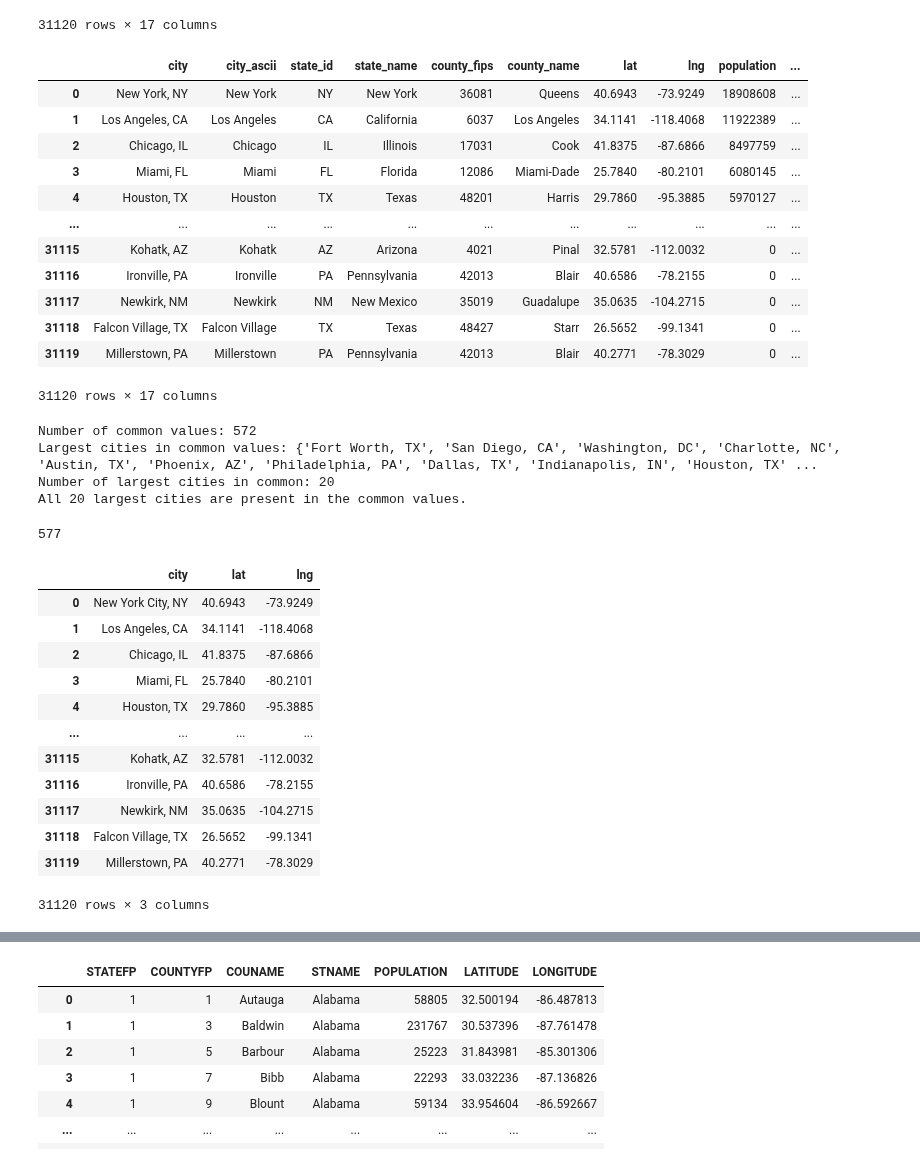
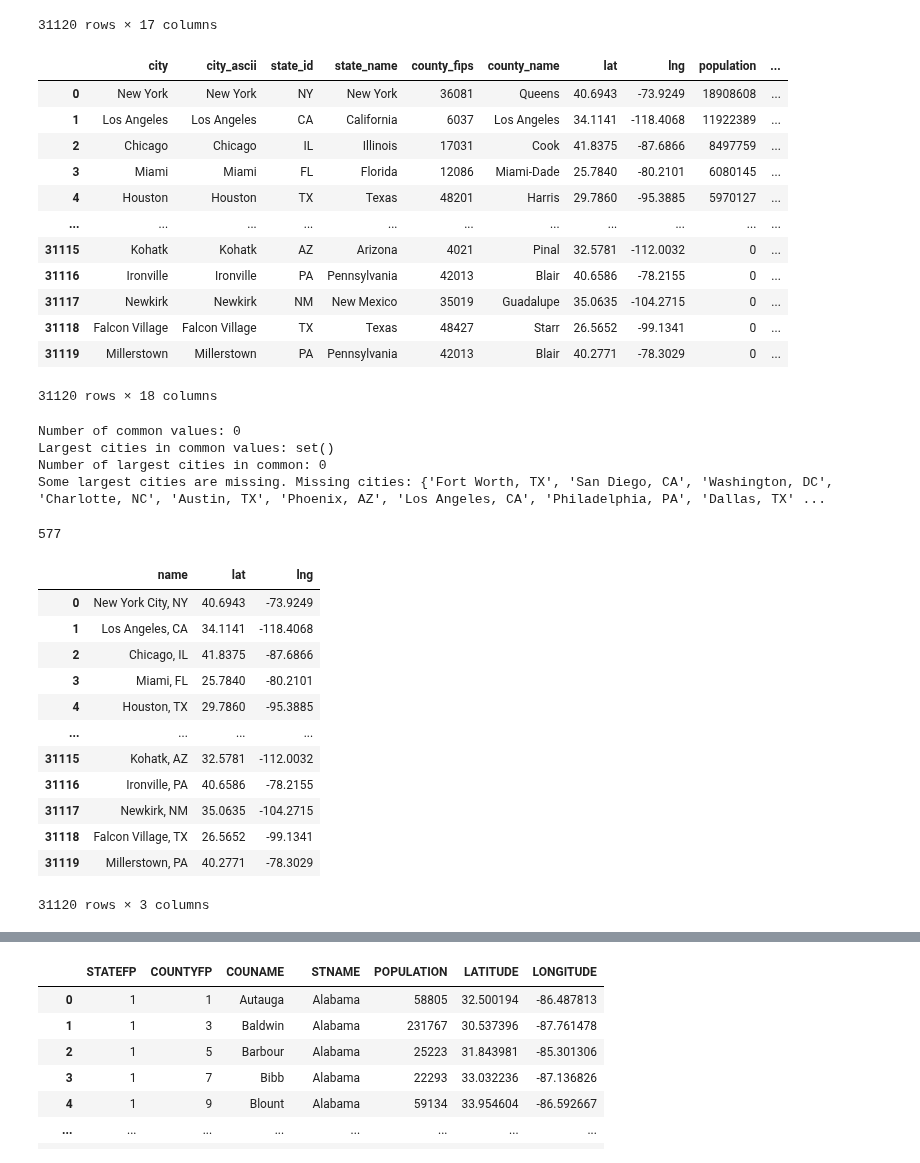
Before and after one commit to gmelmed/gmelmed.github.io, a Jupyter notebook: final_project/harvesting_rent_data_url.ipynb, the cells around one changed output, grey strips where cells are left out. Saved outputs shown, nothing was run; the diff lists cells and outputs as text; code cells hidden in the pictures.

```diff
--- a/final_project/harvesting_rent_data_url.ipynb
+++ b/final_project/harvesting_rent_data_url.ipynb
@@ -94,25 +142,25 @@ points
 | 31119 | Millerstown | Millerstown | PA | Pennsylvania | 42013 | Blair | 40.2771 | -78.3029 | 0 | ... |
 31120 rows × 17 columns
 # %%
-points["city"] = points["city"] + ", " + points["state_id"]
+points["name"] = points["city"] + ", " + points["state_id"]
 points
 # %% [output]
 |  | city | city_ascii | state_id | state_name | county_fips | county_name | lat | lng | population | ... |
-| 0 | New York, NY | New York | NY | New York | 36081 | Queens | 40.6943 | -73.9249 | 18908608 | ... |
-| 1 | Los Angeles, CA | Los Angeles | CA | California | 6037 | Los Angeles | 34.1141 | -118.4068 | 11922389 | ... |
-| 2 | Chicago, IL | Chicago | IL | Illinois | 17031 | Cook | 41.8375 | -87.6866 | 8497759 | ... |
-| 3 | Miami, FL | Miami | FL | Florida | 12086 | Miami-Dade | 25.7840 | -80.2101 | 6080145 | ... |
-| 4 | Houston, TX | Houston | TX | Texas | 48201 | Harris | 29.7860 | -95.3885 | 5970127 | ... |
+| 0 | New York | New York | NY | New York | 36081 | Queens | 40.6943 | -73.9249 | 18908608 | ... |
+| 1 | Los Angeles | Los Angeles | CA | California | 6037 | Los Angeles | 34.1141 | -118.4068 | 11922389 | ... |
+| 2 | Chicago | Chicago | IL | Illinois | 17031 | Cook | 41.8375 | -87.6866 | 8497759 | ... |
+| 3 | Miami | Miami | FL | Florida | 12086 | Miami-Dade | 25.7840 | -80.2101 | 6080145 | ... |
+| 4 | Houston | Houston | TX | Texas | 48201 | Harris | 29.7860 | -95.3885 | 5970127 | ... |
 | ... | ... | ... | ... | ... | ... | ... | ... | ... | ... | ... |
-| 31115 | Kohatk, AZ | Kohatk | AZ | Arizona | 4021 | Pinal | 32.5781 | -112.0032 | 0 | ... |
-| 31116 | Ironville, PA | Ironville | PA | Pennsylvania | 42013 | Blair | 40.6586 | -78.2155 | 0 | ... |
-| 31117 | Newkirk, NM | Newkirk | NM | New Mexico | 35019 | Guadalupe | 35.0635 | -104.2715 | 0 | ... |
-| 31118 | Falcon Village, TX | Falcon Village | TX | Texas | 48427 | Starr | 26.5652 | -99.1341 | 0 | ... |
-| 31119 | Millerstown, PA | Millerstown | PA | Pennsylvania | 42013 | Blair | 40.2771 | -78.3029 | 0 | ... |
+| 31115 | Kohatk | Kohatk | AZ | Arizona | 4021 | Pinal | 32.5781 | -112.0032 | 0 | ... |
+| 31116 | Ironville | Ironville | PA | Pennsylvania | 42013 | Blair | 40.6586 | -78.2155 | 0 | ... |
+| 31117 | Newkirk | Newkirk | NM | New Mexico | 35019 | Guadalupe | 35.0635 | -104.2715 | 0 | ... |
+| 31118 | Falcon Village | Falcon Village | TX | Texas | 48427 | Starr | 26.5652 | -99.1341 | 0 | ... |
+| 31119 | Millerstown | Millerstown | PA | Pennsylvania | 42013 | Blair | 40.2771 | -78.3029 | 0 | ... |
-31120 rows × 17 columns
+31120 rows × 18 columns
 # %%
 # align NYC names
-points.loc[points["name"] == "New York, NY", "city"] = "New York City, NY"
+points.loc[points["name"] == "New York, NY", "name"] = "New York City, NY"
 # %%
 # checking if the values are the same
 
@@ -142,19 +190,19 @@ if len(largest_cities_in_common) == len(largest_cities):
 else:
     print(f"Some largest cities are missing. Missing cities: {set(largest_cities) - largest_cities_in_common}")
 # %% [output]
-Number of common values: 572
-Largest cities in common values: {'Fort Worth, TX', 'San Diego, CA', 'Washington, DC', 'Charlotte, NC', 'Austin, TX', 'Phoenix, AZ', 'Philadelphia, PA', 'Dallas, TX', 'Indianapolis, IN', 'Houston, TX' ...
-Number of largest cities in common: 20
-All 20 largest cities are present in the common values.
+Number of common values: 0
+Largest cities in common values: set()
+Number of largest cities in common: 0
+Some largest cities are missing. Missing cities: {'Fort Worth, TX', 'San Diego, CA', 'Washington, DC', 'Charlotte, NC', 'Austin, TX', 'Phoenix, AZ', 'Los Angeles, CA', 'Philadelphia, PA', 'Dallas, TX' ...
 # %%
 cities_rent['location_name'].nunique()
 # %% [output]
 577
 # %%
-points = points[["city","lat","lng"]]
+points = points[["name","lat","lng"]]
 points
 # %% [output]
-|  | city | lat | lng |
+|  | name | lat | lng |
 | 0 | New York City, NY | 40.6943 | -73.9249 |
 | 1 | Los Angeles, CA | 34.1141 | -118.4068 |
 | 2 | Chicago, IL | 41.8375 | -87.6866 |
```
Also changed, not shown: parts of 12 cells of this notebook, 4 other files.
